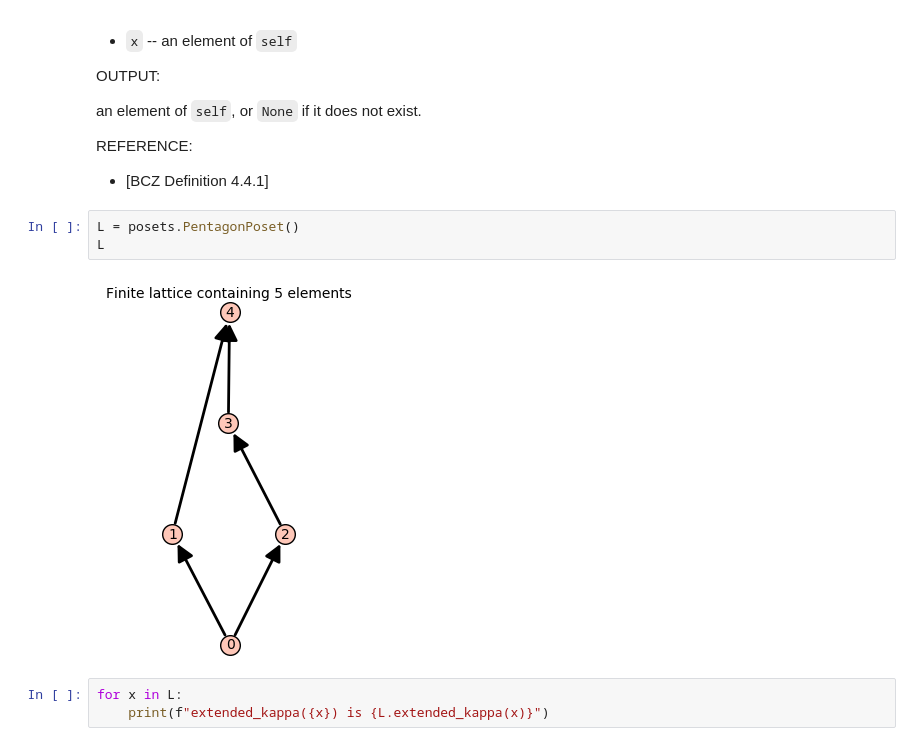
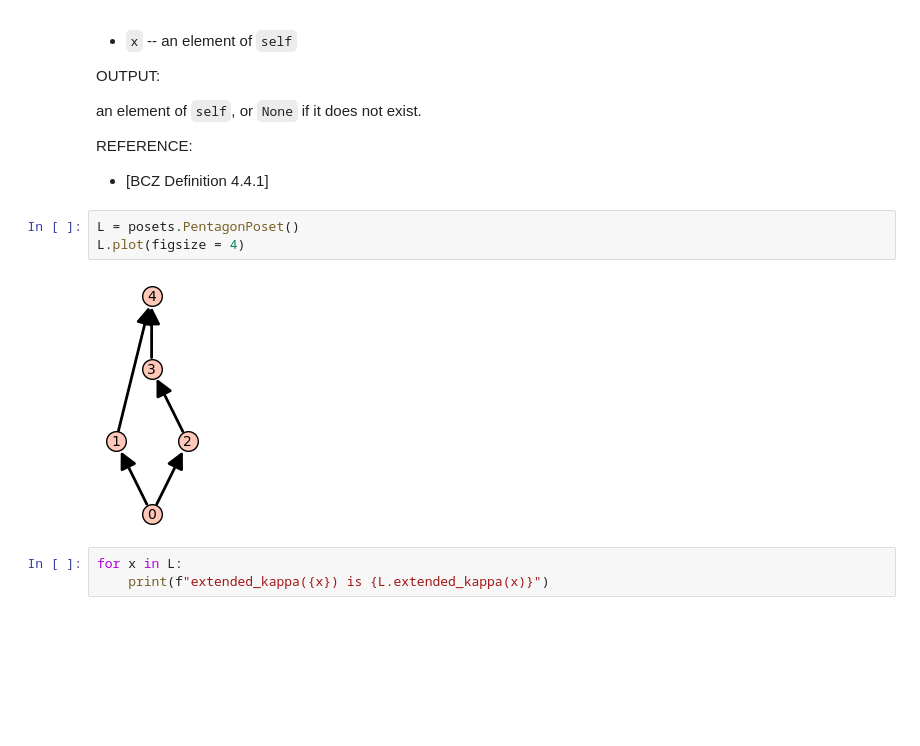
Before and after one commit to haruhisa-enomoto/kappa-map-for-lattices, a Jupyter notebook: Manual.ipynb, the cells around one changed output. Drawn from its saved outputs; the diff is of its cells as text; blank space fills up the shorter version.

```diff
--- a/Manual.ipynb
+++ b/Manual.ipynb
@@ -142,9 +142,9 @@ REFERENCE:
 - [BCZ Definition 4.4.1]
 # %%
 L = posets.PentagonPoset()
-L
+L.plot(figsize = 4)
 # %% [output]
-[figure, old version]
+[figure, new version]
 # %%
 for x in L:
     print(f"extended_kappa({x}) is {L.extended_kappa(x)}")
```
Also changed, not shown: parts of 2 cells of this notebook, 3 other files.
